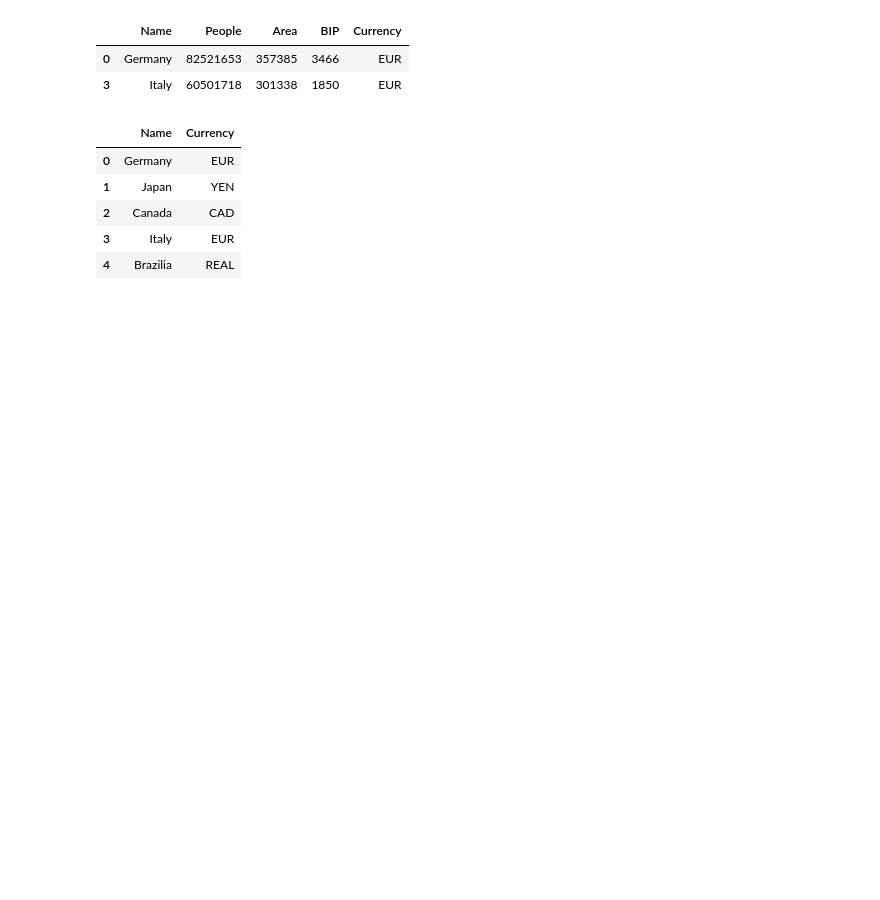
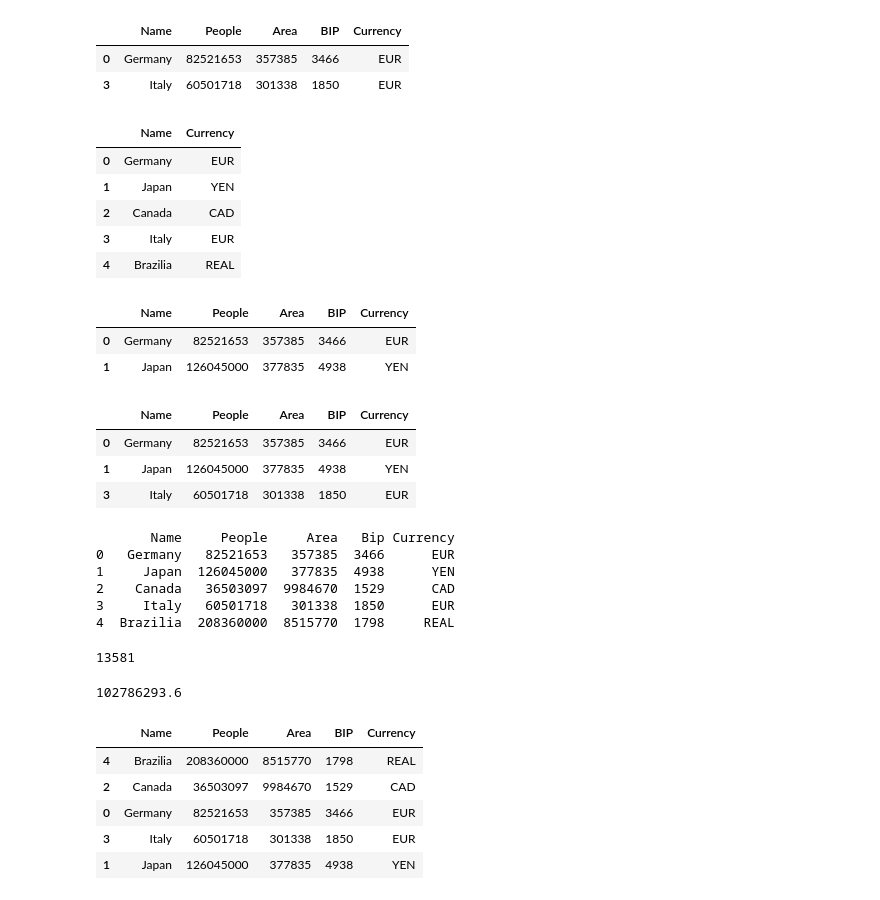
Before and after one commit to lieskpat/jupyter_notebook, a Jupyter notebook: lieske.ipynb, the cells around one changed output. Cells and saved outputs as stored; diff of their text form; code cells hidden in the pictures; blank space fills up the shorter version.

```diff
--- a/lieske.ipynb
+++ b/lieske.ipynb
@@ -269,4 +277,54 @@ newDataFrame
 | 2 | Canada | CAD |
 | 3 | Italy | EUR |
 | 4 | Brazilia | REAL |
+# %%
+# pandas 06
+dataFrameOne = df.loc[(df['BIP'] > 2000)]
+dataFrameOne
+# %% [output]
+|  | Name | People | Area | BIP | Currency |
+| 0 | Germany | 82521653 | 357385 | 3466 | EUR |
+| 1 | Japan | 126045000 | 377835 | 4938 | YEN |
+# %%
+# pandas 07
+df2 = df.loc[((df['People'] > 50000000) & (df['People'] < 150000000))]
+df2
+# %% [output]
+|  | Name | People | Area | BIP | Currency |
+| 0 | Germany | 82521653 | 357385 | 3466 | EUR |
+| 1 | Japan | 126045000 | 377835 | 4938 | YEN |
+| 3 | Italy | 60501718 | 301338 | 1850 | EUR |
+# %%
+# pandas 08
+df3 = df.rename(columns={'BIP': 'Bip'})
+print(df3)
+# %% [output]
+       Name     People     Area   Bip Currency
+0   Germany   82521653   357385  3466      EUR
+1     Japan  126045000   377835  4938      YEN
+2    Canada   36503097  9984670  1529      CAD
+3     Italy   60501718   301338  1850      EUR
+4  Brazilia  208360000  8515770  1798     REAL
+# %%
+# pandas 09
+df4 = df['BIP'].sum()
+df4
+# %% [output]
+13581
+# %%
+# pandas 10
+df5 = df['People'].mean()
+df5
+# %% [output]
+102786293.6
+# %%
+# pandas 11
+df.sort_values('Name')
+# %% [output]
+|  | Name | People | Area | BIP | Currency |
+| 4 | Brazilia | 208360000 | 8515770 | 1798 | REAL |
+| 2 | Canada | 36503097 | 9984670 | 1529 | CAD |
+| 0 | Germany | 82521653 | 357385 | 3466 | EUR |
+| 3 | Italy | 60501718 | 301338 | 1850 | EUR |
+| 1 | Japan | 126045000 | 377835 | 4938 | YEN |
 # %%
```
Also changed, not shown: parts of 19 cells of this notebook.
